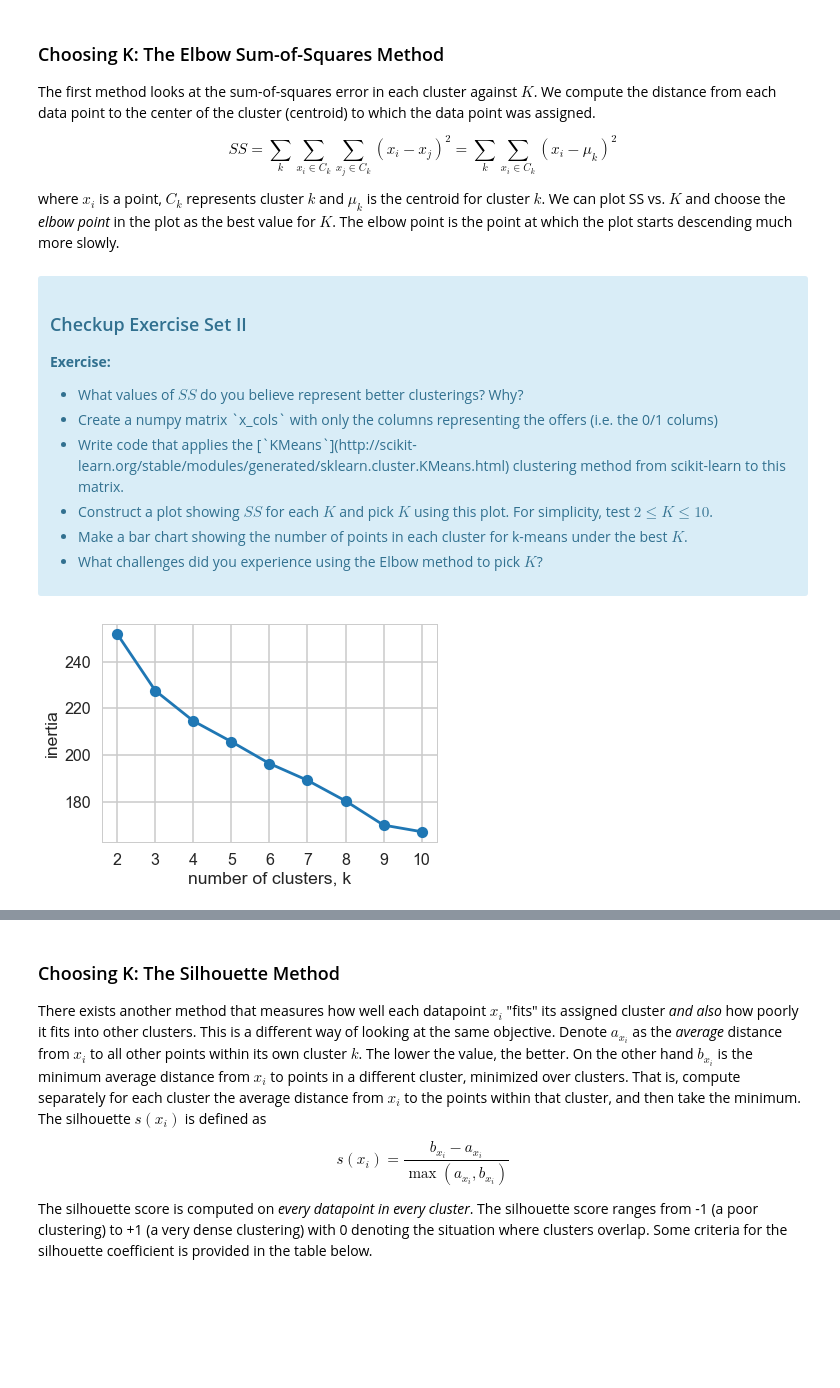
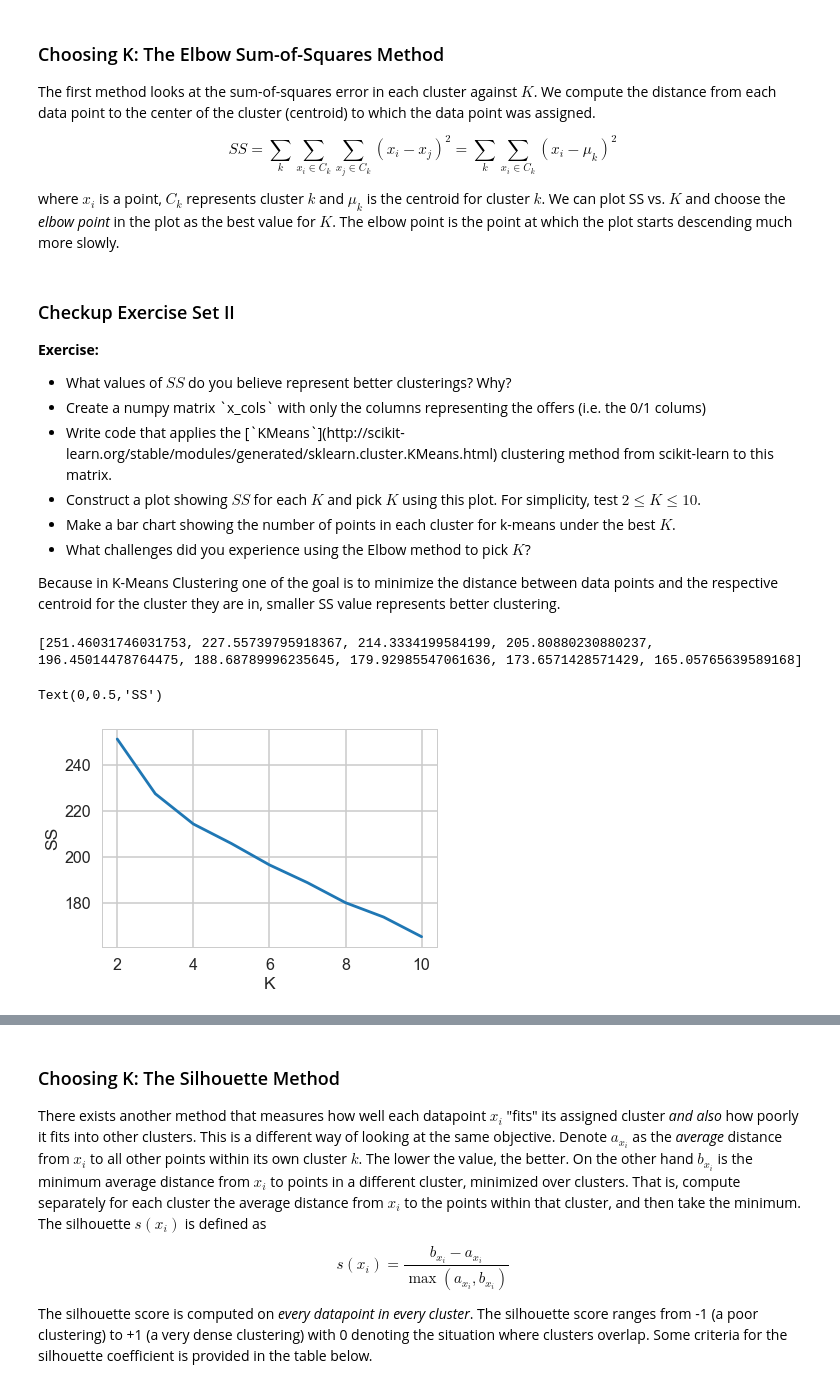
Before and after one commit to SapphireCore/DSTP, a Jupyter notebook: Unit11_clustering/Mini_Project_Clustering.ipynb, the cells around one changed output, grey strips where cells are left out. Cells and saved outputs as stored; diff of their text form; code cells hidden in the pictures; blank space fills up the shorter version.

Commit message:
machine learning notebooks

```diff
--- a/Unit11_clustering/Mini_Project_Clustering.ipynb
+++ b/Unit11_clustering/Mini_Project_Clustering.ipynb
@@ -110,7 +122,6 @@ $$SS = \sum_k \sum_{x_i \in C_k} \sum_{x_j \in C_k} \left( x_i - x_j \right)^2 =
 
 where $x_i$ is a point, $C_k$ represents cluster $k$ and $\mu_k$ is the centroid for cluster $k$. We can plot SS vs. $K$ and choose the *elbow point* in the plot as the best value for $K$. The elbow point is the point at which the plot starts descending much more slowly.
 # %% [markdown]
-<div class="span5 alert alert-info">
 <h3>Checkup Exercise Set II</h3>
 
 <p><b>Exercise:</b></p>
@@ -122,28 +133,37 @@ where $x_i$ is a point, $C_k$ represents cluster $k$ and $\mu_k$ is the centroid
 <li> Make a bar chart showing the number of points in each cluster for k-means under the best $K$.
 <li> What challenges did you experience using the Elbow method to pick $K$?
 </ul>
-</div>
+
+Because in K-Means Clustering one of the goal is to minimize the distance between data points and the respective centroid for the cluster they are in, smaller SS value represents better clustering.
-# %%
-# your turn
-from sklearn.cluster import KMeans
-ks = range(2, 11)
-inertias = []
-
-for k in ks:
-    # Create a KMeans instance with k clusters: model
-    model = KMeans(n_clusters = k)
-
-    # Fit model to samples
-    model.fit(x_cols)
-
-    # Append the inertia to the list of inertias
-    inertias.append(model.inertia_)
-
-# Plot ks vs inertias
-plt.plot(ks, inertias, '-o')
-plt.xlabel('number of clusters, k')
-plt.ylabel('inertia')
-plt.xticks(ks)
-plt.show()
-# %% [output]
-[figure, removed]
+# %%
+# Create a numpy matrix x_cols with only the columns representing the offers (i.e. the 0/1 colums)
+x_cols = matrix[matrix.columns[1:]]
+# %%
+# Write code that applies the KMeans clustering method from scikit-learn to this matrix.
+# Construct a plot showing SS for each K and pick K using this plot. For simplicity, test 2≤K≤10
+from sklearn.cluster import KMeans
+import numpy as np
+SS = []
+assignments = pd.DataFrame()
+X = x_cols.copy()
+k_range = list(range(2, 11))
+for K in k_range:
+    # Fit the KMeans model for n_clusters = k
+    model = KMeans(n_clusters=K)
+    assigned_cluster = model.fit_predict(X)
+    centers = model.cluster_centers_
+    dist = np.sum((X - centers[assigned_cluster]) ** 2)
+    SS.append(sum(dist))
+    assignments[str(K)] = assigned_cluster
+
+print(SS)
+# %% [output]
+[251.46031746031753, 227.55739795918367, 214.3334199584199, 205.80880230880237, 196.45014478764475, 188.68789996235645, 179.92985547061636, 173.6571428571429, 165.05765639589168]
+# %%
+# elbow curve
+plt.plot(k_range, SS)
+plt.xlabel("K")
+plt.ylabel("SS")
+# %% [output]
+Text(0,0.5,'SS')
+[figure, added]
```
Also changed, not shown: parts of 20 cells of this notebook, 2 other files.
